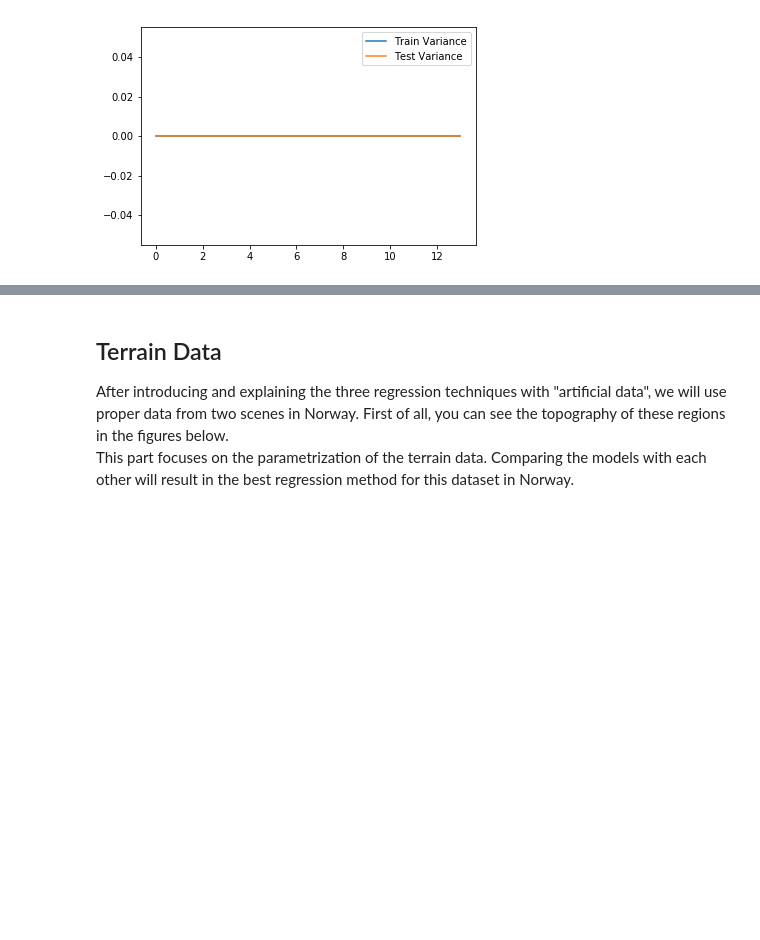
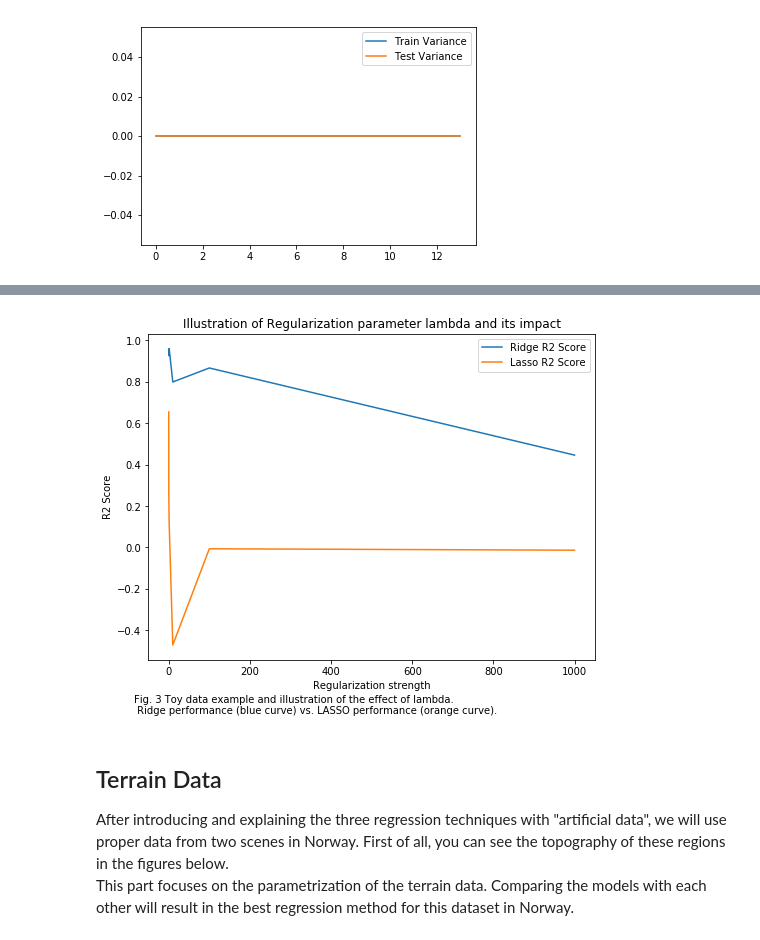
Before and after one commit to lenlehm/Credit_Card_Analysis, a Jupyter notebook: RegressionAnalysisAndResampling.ipynb, the cells around one changed output, grey strips where cells are left out. Saved outputs shown, nothing was run; the diff lists cells and outputs as text; code cells hidden in the pictures; blank space fills up the shorter version.

```diff
--- a/RegressionAnalysisAndResampling.ipynb
+++ b/RegressionAnalysisAndResampling.ipynb
@@ -633,29 +644,0 @@ Ridge and Lasso regression both use a regularization parameter $\lambda$. Now, w
-# %%
-n_data_points = 100
-polynom_degree = 5
-train_test_split = 0.2
-lambda_to_test = [0.01, 0.1, 1, 10, 100]
-# store the errors to plot them later on
-r2 = []
-mse = []
-
-for lamda in lambda_to_test:
-    scrutinizing_lamda = lehmannsch_enchantment(function=FrankeFunction, n=n_data_points, degree=polynom_degree, testing_size=0.2, lamda=lamda)
-    # now let's start with the OLS - OLS does not depend on Lamda so they will result in the same errors each time
-    scrutinizing_lamda.Sklearn_OLS_test_train()
-    scrutinizing_lamda.Lehmann_OLS_test_train()
-
-    scrutinizing_lamda.Lehmann_Ridge(lamda)
-    scrutinizing_lamda.Sklearn_Lasso(lamda)
-
-    r2.append(R2_Score(scrutinizing_lamda.targets, scrutinizing_lamda.sklearn_pred_test_train))
-    r2.append(R2_Score(scrutinizing_lamda.train_targets, scrutinizing_lamda.lehmann_pred_test_train))
-    r2.append(R2_Score(scrutinizing_lamda.targets, scrutinizing_lamda.lehmann_ridge))
-    r2.append(R2_Score(scrutinizing_lamda.targets, scrutinizing_lamda.sklearn_lasso))
-
-    mse.append(MeanSquaredError(scrutinizing_lamda.targets, scrutinizing_lamda.sklearn_pred_test_train))
-    mse.append(MeanSquaredError(scrutinizing_lamda.train_targets, scrutinizing_lamda.lehmann_pred_test_train))
-    mse.append(MeanSquaredError(scrutinizing_lamda.targets, scrutinizing_lamda.lehmann_ridge))
-    mse.append(MeanSquaredError(scrutinizing_lamda.targets, scrutinizing_lamda.sklearn_lasso))
-
-# Now plot all the errors
@@ -661,0 +703,17 @@ for lamda in lambda_to_test:
+# %%
+# A plot is saying more than 1000 words could describe it - so let's describe what we see then:
+txt = 'Fig. 3 Toy data example and illustration of the effect of lambda. \n Ridge performance (blue curve) vs. LASSO performance (orange curve).'
+
+fig = plt.figure(figsize=(8,6))
+plt.plot(lambda_to_test, r2, label='Ridge R2 Score')
+plt.plot(lambda_to_test, r2_lasso, label='Lasso R2 Score')
+plt.ylabel("R2 Score")
+plt.xlabel("Regularization strength")
+plt.legend(loc="upper left")
+plt.title("Illustration of Regularization parameter lambda and its impact")
+plt.savefig(plot_dir + '\\lambda_effects_r2.png', transparent=True, bbox_inches='tight')
+fig.text(0.1, 0, txt)
+plt.legend()
+plt.show()
+# %% [output]
+[figure, added]
```
Also changed, not shown: parts of 6 cells of this notebook, 1 other file.
